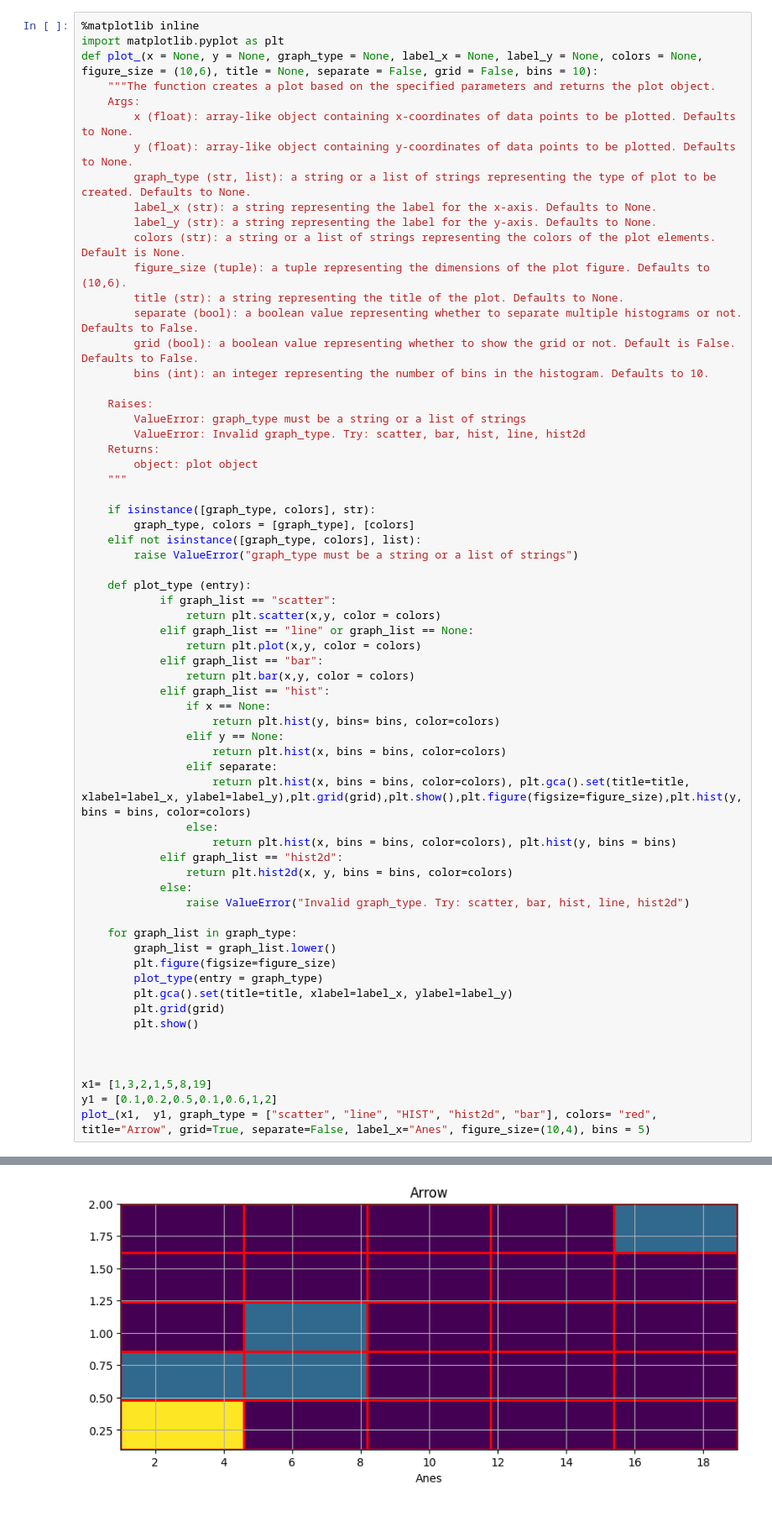
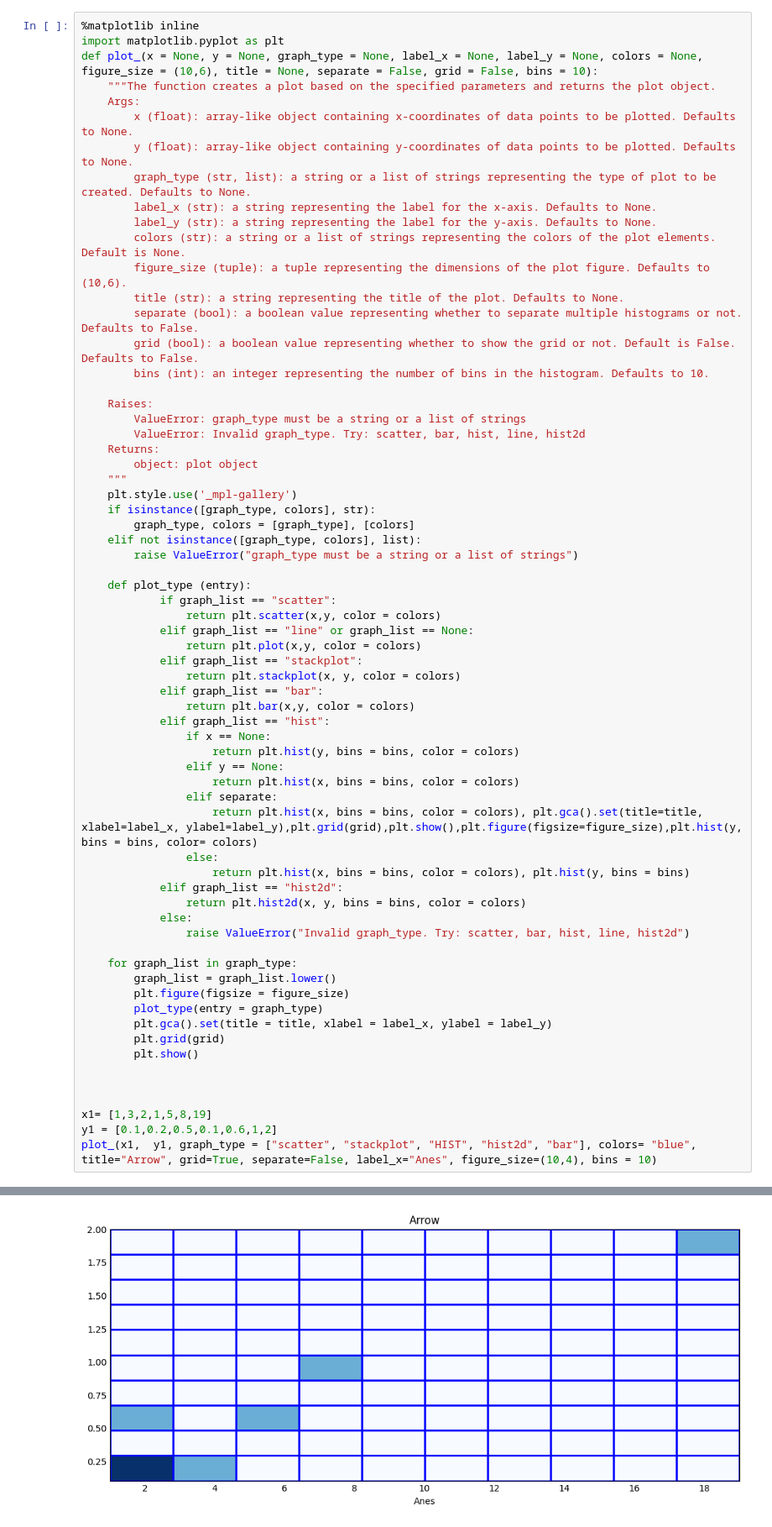
Before and after one commit to AnesSym/internship-project-data-analysis, a Jupyter notebook: automated_plotting.ipynb, the cells around one changed output, grey strips where cells are left out. Shown at 84% size. Cells and saved outputs as stored; diff of their text form.

Commit message:
added a new graph type

```diff
--- a/automated_plotting.ipynb
+++ b/automated_plotting.ipynb
@@ -22,7 +22,7 @@ def plot_(x = None, y = None, graph_type = None, label_x = None, label_y = None,
     Returns:
         object: plot object
     """
-
+    plt.style.use('_mpl-gallery')
     if isinstance([graph_type, colors], str):
         graph_type, colors = [graph_type], [colors]
     elif not isinstance([graph_type, colors], list):
@@ -33,27 +33,29 @@ def plot_(x = None, y = None, graph_type = None, label_x = None, label_y = None,
                 return plt.scatter(x,y, color = colors)
             elif graph_list == "line" or graph_list == None:
                 return plt.plot(x,y, color = colors)
+            elif graph_list == "stackplot":
+                return plt.stackplot(x, y, color = colors)
             elif graph_list == "bar":
                 return plt.bar(x,y, color = colors)
             elif graph_list == "hist":
                 if x == None:
-                    return plt.hist(y, bins= bins, color=colors)
+                    return plt.hist(y, bins = bins, color = colors)
                 elif y == None:
-                    return plt.hist(x, bins = bins, color=colors)
+                    return plt.hist(x, bins = bins, color = colors)
                 elif separate:
-                    return plt.hist(x, bins = bins, color=colors), plt.gca().set(title=title, xlabel=label_x, ylabel=label_y),plt.grid(grid),plt.show(),plt.figure(figsize=figure_size),plt.hist(y, bins = bins, color=colors)
+                    return plt.hist(x, bins = bins, color = colors), plt.gca().set(title=title, xlabel=label_x, ylabel=label_y),plt.grid(grid),plt.show(),plt.figure(figsize=figure_size),plt.hist(y, bins = bins, color= colors)
                 else:
-                    return plt.hist(x, bins = bins, color=colors), plt.hist(y, bins = bins)
+                    return plt.hist(x, bins = bins, color = colors), plt.hist(y, bins = bins)
             elif graph_list == "hist2d":
-                return plt.hist2d(x, y, bins = bins, color=colors)
+                return plt.hist2d(x, y, bins = bins, color = colors)
             else:
                 raise ValueError("Invalid graph_type. Try: scatter, bar, hist, line, hist2d")
 
     for graph_list in graph_type:
         graph_list = graph_list.lower()
-        plt.figure(figsize=figure_size)
+        plt.figure(figsize = figure_size)
         plot_type(entry = graph_type)
-        plt.gca().set(title=title, xlabel=label_x, ylabel=label_y)
+        plt.gca().set(title = title, xlabel = label_x, ylabel = label_y)
         plt.grid(grid)
         plt.show()
 
@@ -61,5 +63,5 @@ def plot_(x = None, y = None, graph_type = None, label_x = None, label_y = None,
 
 x1= [1,3,2,1,5,8,19]
 y1 = [0.1,0.2,0.5,0.1,0.6,1,2]
-plot_(x1,  y1, graph_type = ["scatter", "line", "HIST", "hist2d", "bar"], colors= "red", title="Arrow", grid=True, separate=False, label_x="Anes", figure_size=(10,4), bins = 5)
+plot_(x1,  y1, graph_type = ["scatter", "stackplot", "HIST", "hist2d", "bar"], colors= "blue", title="Arrow", grid=True, separate=False, label_x="Anes", figure_size=(10,4), bins = 10)
 # %% [output]
@@ -69 +71 @@ plot_(x1,  y1, graph_type = ["scatter", "line", "HIST", "hist2d", "bar"], colors
-[figure, old version]
+[figure, new version]
```
Also changed, not shown: parts of 1 cell of this notebook.
